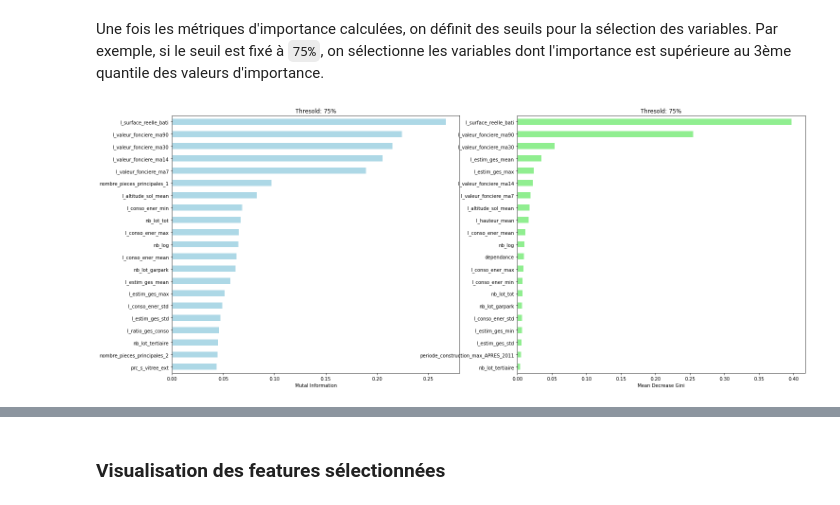
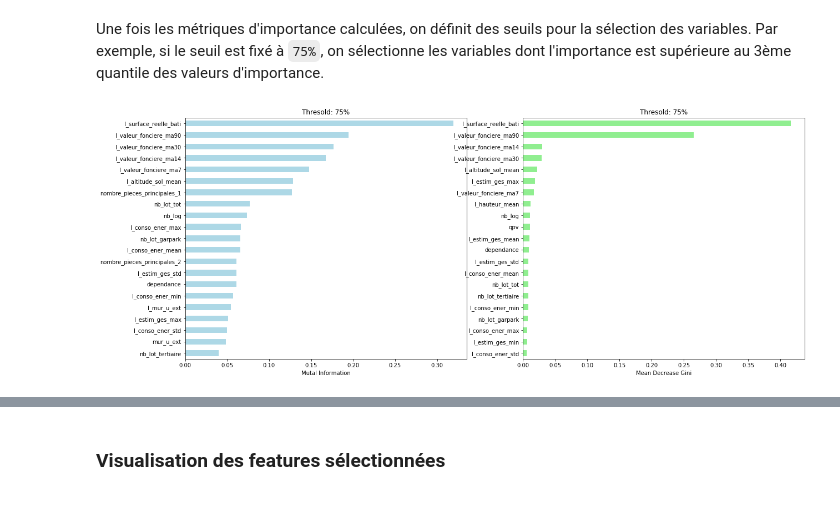
Before and after one commit to PeDiot/mon-predicteur-immo, a Jupyter notebook: training/sk_regressors.ipynb, the cells around one changed output, grey strips where cells are left out. Saved outputs shown, nothing was run; the diff lists cells and outputs as text; code cells hidden in the pictures.

```diff
--- a/training/sk_regressors.ipynb
+++ b/training/sk_regressors.ipynb
@@ -156,8 +152,8 @@ CPU_COUNT = cpu_count()
 df_args = {
     "geo_area": "urban_areas",
     "region": None,
-    "departement": "Essonne",
-    "property_type": "houses"
+    "departement": "Seine-et-Marne",
+    "property_type": "flats"
 }
 
 df = load_dvfplus(
@@ -555,20 +537,20 @@ mdg_threshold = "75%"
 important_features_mi = select_important_features(mi_values, threshold=mi_threshold)
 important_features_mdg = select_important_features(mdg_values, threshold=mdg_threshold)
 # %%
-fig, axes = plt.subplots(ncols=2, figsize=(24, 10))
+fig, axes = plt.subplots(ncols=2, figsize=(20, 8))
 
 mi_values[important_features_mi]\
     .sort_values()\
     .plot.barh(ax=axes[0], color="lightblue")
 
 axes[0].set_xlabel("Mutal Information")
 axes[0].set_title(f"Thresold: {mi_threshold}")
 
 mdg_values[important_features_mdg]\
     .sort_values()\
     .plot.barh(ax=axes[1], color="lightgreen")
 
 axes[1].set_xlabel("Mean Decrease Gini")
 axes[1].set_title(f"Thresold: {mdg_threshold}");
 # %% [output]
-[figure, old version]
+[figure, new version]
```
Also changed, not shown: parts of 46 cells of this notebook.
